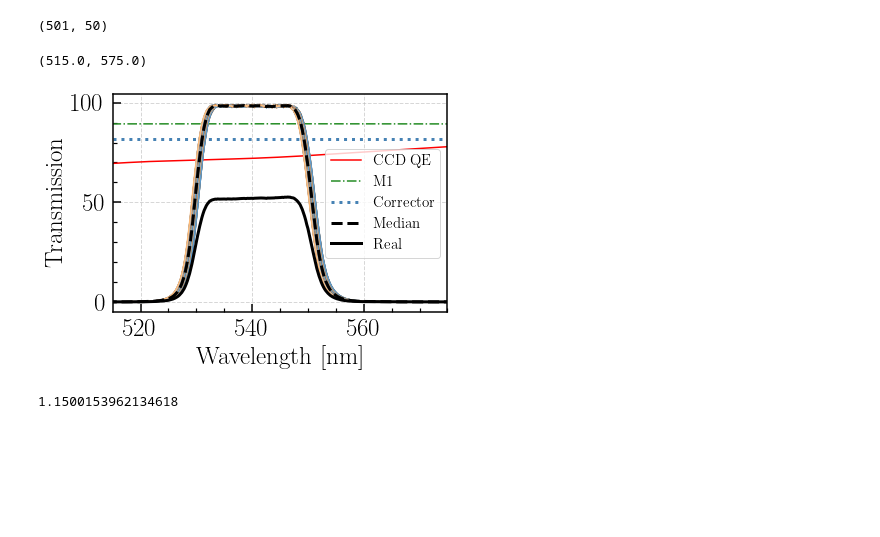
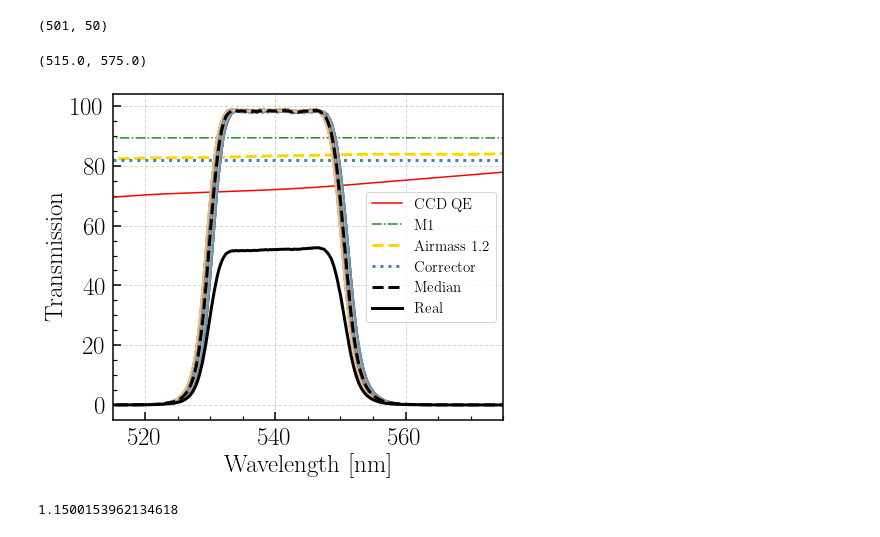
Before and after one commit to MerianSurvey/caterpillar, a Jupyter notebook: notebook/photocal/merian_transmission_curve.ipynb, the cells around one changed output. Drawn from its saved outputs; the diff is of its cells as text; code cells hidden in the pictures; blank space fills up the shorter version.

```diff
--- a/notebook/photocal/merian_transmission_curve.ipynb
+++ b/notebook/photocal/merian_transmission_curve.ipynb
@@ -37,3 +44,7 @@ decam_m1_intrp = interpolate.interp1d(decam_m1['wavelength'], decam_m1['reflecta
+# %%
+decam_curves = Table.read('../../data/filters/decam/STD_BANDPASSES_DR1.fits')
+
+ctio_atm_intrp = interpolate.interp1d(decam_curves['LAMBDA'] / 10., decam_curves['atm'], kind='cubic')
 # %% [markdown]
 ## N708 Filter
 
@@ -84,9 +98,10 @@ plt.xlim(685, 735)
 # %%
 decam_ccd_corr = decam_ccd_intrp(wave)
-decam_m1_corr = decam_m1_intrp(wave)
+decam_m1_corr = decam_m1_intrp(wave) / 100.
 decam_pfu_corr = 0.82 #Prime focus corrector
+ctio_atm_corr = ctio_atm_intrp(wave)
 
-n708_corr = decam_ccd_corr * decam_m1_corr * decam_pfu_corr
+n708_corr = decam_ccd_corr * decam_m1_corr * decam_pfu_corr * ctio_atm_corr
 # %%
 n708_avg = os.path.join(filter_dir, 'merian_n708_avg.par')
 
@@ -167,33 +182,36 @@ n540_fits['lambda'] = wave
 
 curve_med = np.nanmedian(n540_asahi[:, 1:], axis=1)
 curve_avg = np.nanmean(n540_asahi[:, 1:], axis=1)
 n540_fits['med'] = curve_med / 100.
 n540_fits['avg'] = curve_avg / 100.
 
 for ii in np.arange(49):
     n540_fits["pos_{:d}".format(ii + 1)] = (n540_asahi[:, ii+1] / 100.)
 
 n540_fits.write(os.path.join(filter_dir, 'merian_n540_asahi.fits'), overwrite=True)
 
+plt.figure(figsize=(7, 6))
+
 plt.plot(wave, decam_ccd_intrp(wave) * 100., c='r', linestyle='-', label=r'$\rm CCD\ QE$')
 plt.plot(wave, decam_m1_intrp(wave), c='forestgreen', linestyle='-.', label=r'$\rm M1$')
+plt.plot(wave, ctio_atm_intrp(wave) * 100., c='gold', linestyle='--', linewidth=3, label=r'$\rm Airmass\ 1.2$')
 plt.axhline(82.0, c='steelblue', linestyle=':', linewidth=3, label=r'$\rm Corrector$')
 
 for ii in np.arange(49):
     plt.plot(wave, n540_asahi[:, ii+1])
 
 plt.plot(wave, (np.nanmedian(n540_asahi[:, 1:], axis=1)), linestyle='--', linewidth=3, c='k', label=r'$\rm Median$')
 
 plt.plot(wave, (np.nanmedian(n540_asahi[:, 1:], axis=1)) * decam_ccd_intrp(wave) * (decam_m1_intrp(wave) / 100.0) * 0.82, linestyle='-', linewidth=3, c='k', label=r'$\rm Real$')
 
 plt.legend(fontsize=15, loc='best')
 
 plt.xlabel(r'$\rm Wavelength\ [nm]$', fontsize=25)
 plt.ylabel(r'$\rm Transmission$', fontsize=25)
 
 plt.xlim(515, 575)
 # %% [output]
 (515.0, 575.0)
-[figure, old version]
+[figure, new version]
 # %%
 decam_ccd_corr = decam_ccd_intrp(wave)
```
Also changed, not shown: parts of 4 cells of this notebook, 1 other file.
